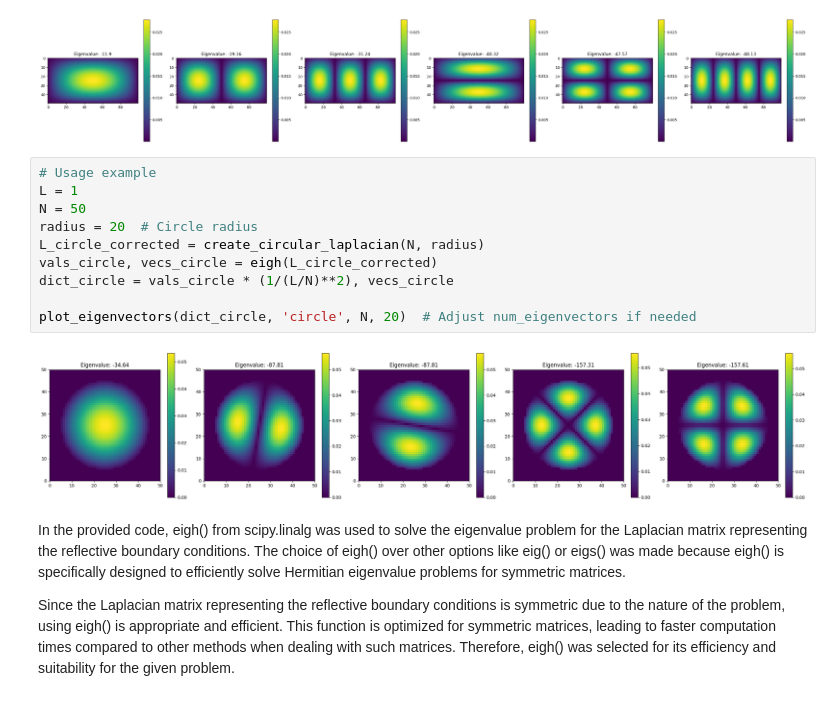
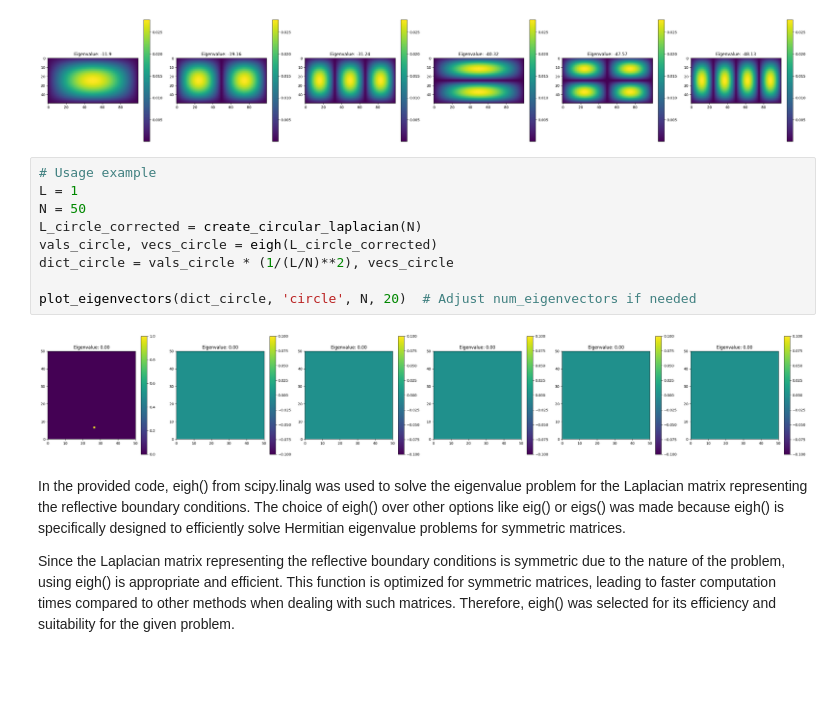
Before and after one commit to koenweverink/ScientificComputing, a Jupyter notebook: Set3_Sacha.ipynb, the cells around one changed output. Drawn from its saved outputs; the diff is of its cells as text; blank space fills up the shorter version.

```diff
--- a/Set3_Sacha.ipynb
+++ b/Set3_Sacha.ipynb
@@ -287,15 +287,14 @@ plot_eigenvectors(eigen_dict, 'rect', N)
 # %%
 # Usage example
 L = 1
 N = 50
-radius = 20  # Circle radius
-L_circle_corrected = create_circular_laplacian(N, radius)
+L_circle_corrected = create_circular_laplacian(N)
 vals_circle, vecs_circle = eigh(L_circle_corrected)
 dict_circle = vals_circle * (1/(L/N)**2), vecs_circle
 
 plot_eigenvectors(dict_circle, 'circle', N, 20)  # Adjust num_eigenvectors if needed
 # %% [output]
-[figure, old version]
+[figure, new version]
 # %% [markdown]
 In the provided code, eigh() from scipy.linalg was used to solve the eigenvalue problem for the Laplacian matrix representing the reflective boundary conditions. The choice of eigh() over other options like eig() or eigs() was made because eigh() is specifically designed to efficiently solve Hermitian eigenvalue problems for symmetric matrices.
 
```
Also changed, not shown: parts of 1 cell of this notebook.
